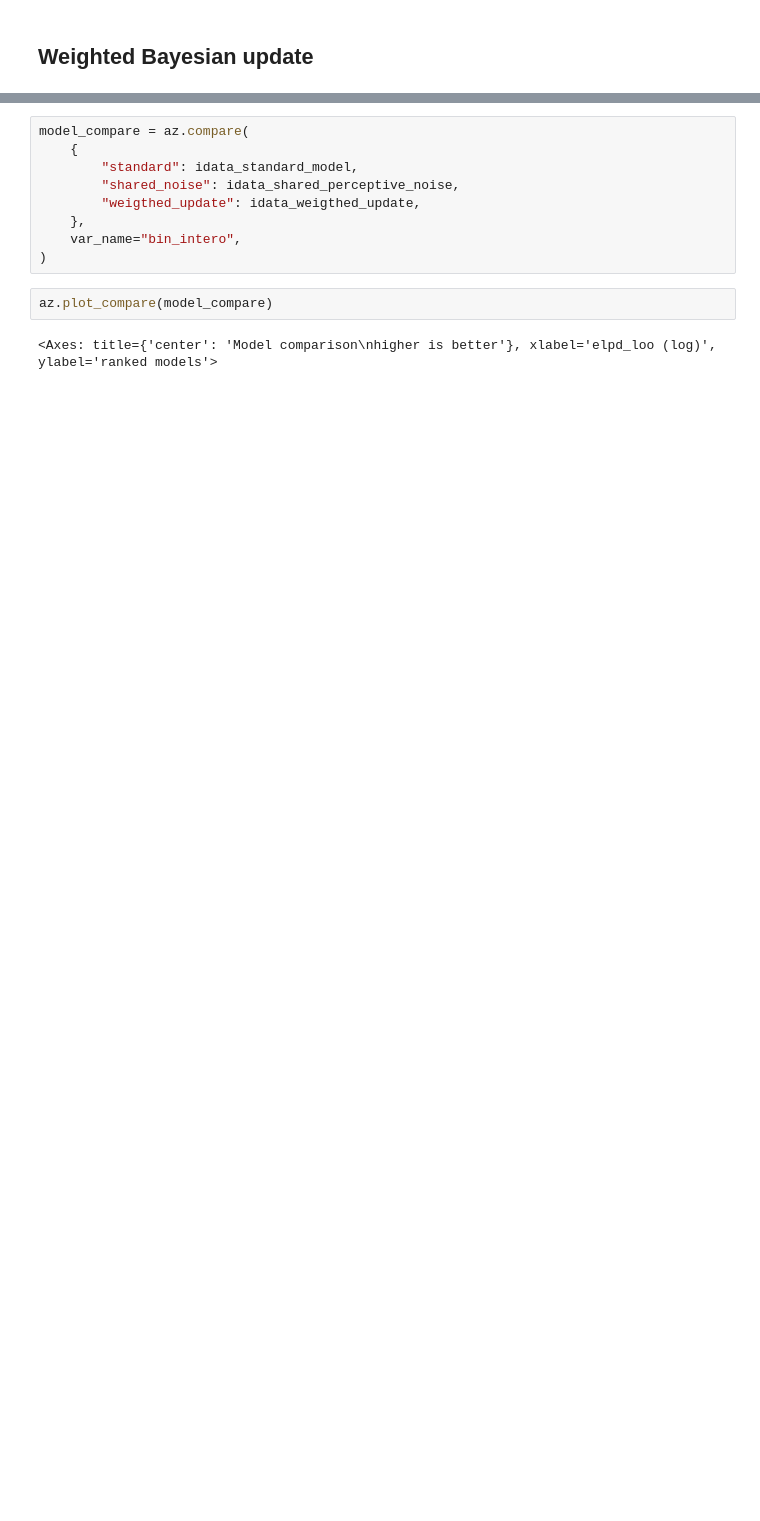
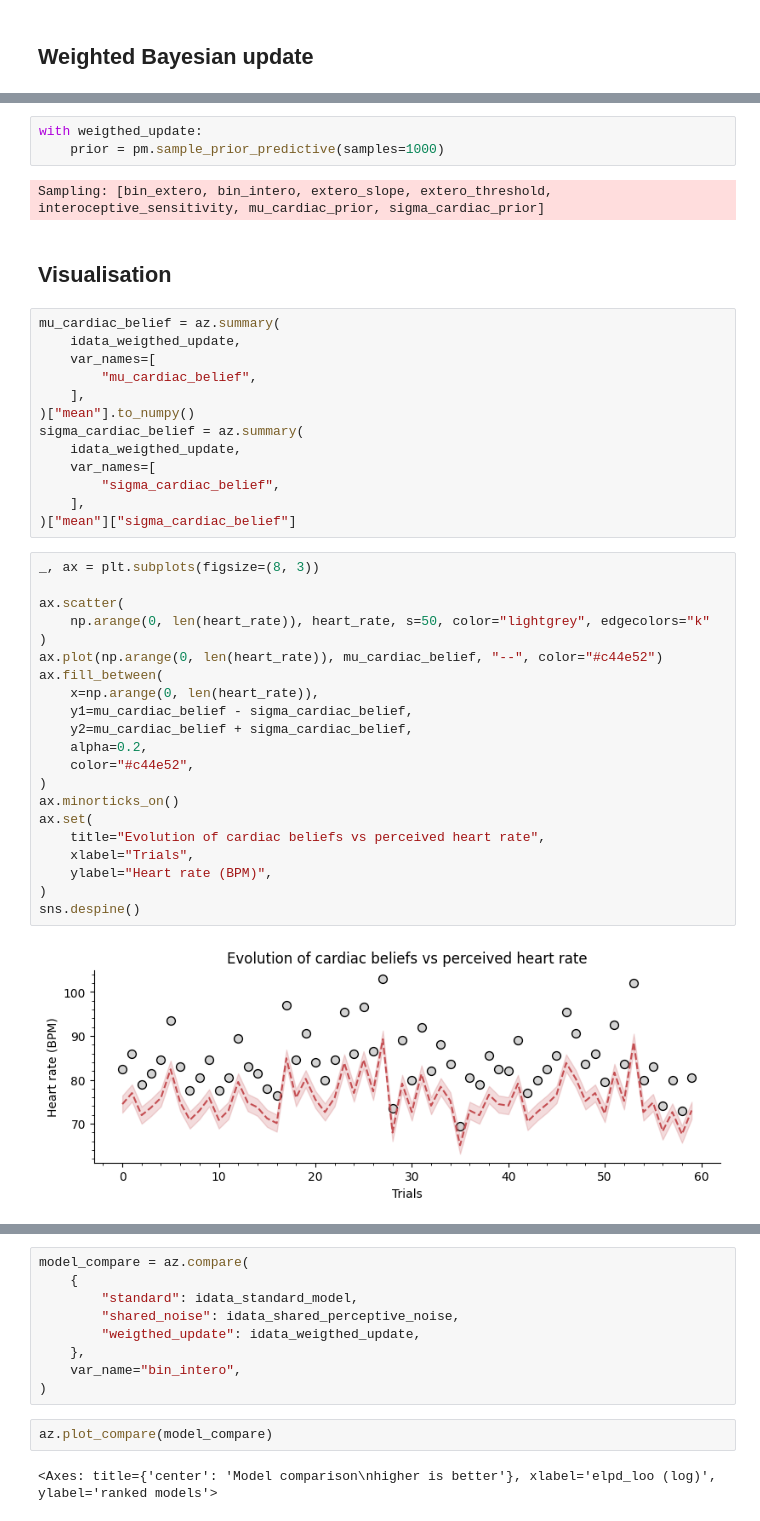
Before and after one commit to LegrandNico/ComputationalCardioception, a Jupyter notebook: code/2-InteroceptivePrecision.ipynb, the cells around one changed output, grey strips where cells are left out. Saved outputs shown, nothing was run; the diff lists cells and outputs as text; blank space fills up the shorter version.

```diff
--- a/code/2-InteroceptivePrecision.ipynb
+++ b/code/2-InteroceptivePrecision.ipynb
@@ -240,0 +290,43 @@ az.plot_trace(
+# %%
+with weigthed_update:
+    prior = pm.sample_prior_predictive(samples=1000)
+# %% [output]
+Sampling: [bin_extero, bin_intero, extero_slope, extero_threshold, interoceptive_sensitivity, mu_cardiac_prior, sigma_cardiac_prior]
+# %% [markdown]
+## Visualisation
+# %%
+mu_cardiac_belief = az.summary(
+    idata_weigthed_update,
+    var_names=[
+        "mu_cardiac_belief",
+    ],
+)["mean"].to_numpy()
+sigma_cardiac_belief = az.summary(
+    idata_weigthed_update,
+    var_names=[
+        "sigma_cardiac_belief",
+    ],
+)["mean"]["sigma_cardiac_belief"]
+# %%
+_, ax = plt.subplots(figsize=(8, 3))
+
+ax.scatter(
+    np.arange(0, len(heart_rate)), heart_rate, s=50, color="lightgrey", edgecolors="k"
+)
+ax.plot(np.arange(0, len(heart_rate)), mu_cardiac_belief, "--", color="#c44e52")
+ax.fill_between(
+    x=np.arange(0, len(heart_rate)),
+    y1=mu_cardiac_belief - sigma_cardiac_belief,
+    y2=mu_cardiac_belief + sigma_cardiac_belief,
+    alpha=0.2,
+    color="#c44e52",
+)
+ax.minorticks_on()
+ax.set(
+    title="Evolution of cardiac beliefs vs perceived heart rate",
+    xlabel="Trials",
+    ylabel="Heart rate (BPM)",
+)
+sns.despine()
+# %% [output]
+[figure, added]
```
Also changed, not shown: parts of 16 cells of this notebook, 1 other file.
